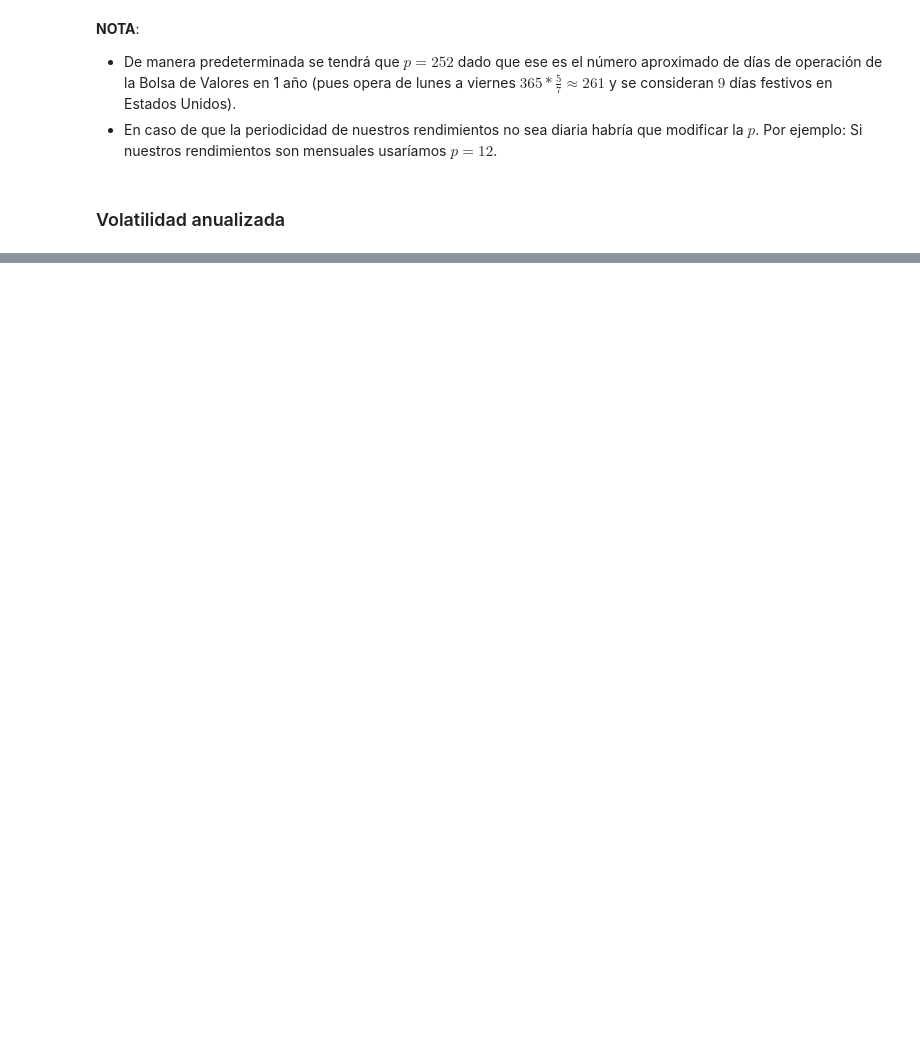
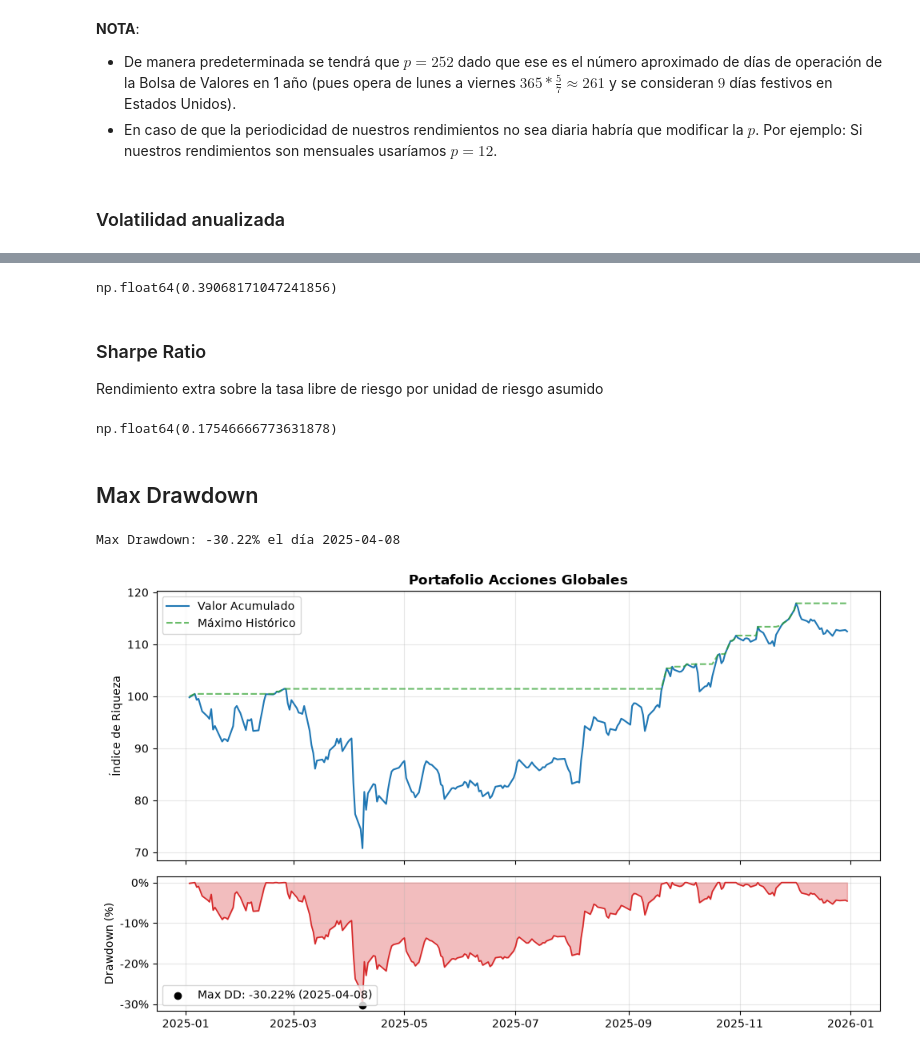
Before and after one commit to jorgeguzmanjmga/portafolios_de_inversion, a Jupyter notebook: lab_1.ipynb, the cells around one changed output, grey strips where cells are left out. Drawn from its saved outputs; the diff is of its cells as text; code cells hidden in the pictures; blank space fills up the shorter version.

```diff
--- a/lab_1.ipynb
+++ b/lab_1.ipynb
@@ -91,7 +92,7 @@ $$ R_t=\frac{P_t-P_{t-1}}{P_t} $$
 
 A este rendimiento se le conoce como *rendimiento aritmético simple*.
 # %%
-rend_simple = precio_cierre.pct_change()
+rend_simple = precio_cierre.pct_change().dropna()
 # %%
 rend_simple.head()
 # %% [output]
@@ -163,0 +171,26 @@ np.float64(0.32525599744204714)
+# %%
+ap.return_risk_ratio(rend_simple)
+# %% [output]
+np.float64(0.39068171047241856)
+# %% [markdown]
+### Sharpe Ratio
+
+Rendimiento extra sobre la tasa libre de riesgo por unidad de riesgo asumido
+# %%
+# asumimos tasa libre de riesgo igual a 0.07
+ap.sharpe_ratio(rend_simple, 0.07)
+# %% [output]
+np.float64(0.17546666773631878)
+# %% [markdown]
+## Max Drawdown
+# %%
+# Calculamos max drawdown
+mdd, fecha = ap.max_drawdown(rend_simple)
+print(f"Max Drawdown: {mdd:.2%} el día {fecha.strftime('%Y-%m-%d')}")
+# %% [output]
+Max Drawdown: -30.22% el día 2025-04-08
+# %%
+# Visualizamos
+fig, ax = ap.plot_drawdown(rend_simple, titulo="Portafolio Acciones Globales")
+# %% [output]
+[figure, added]
```
Also changed, not shown: parts of 17 cells of this notebook, 2 other files.
